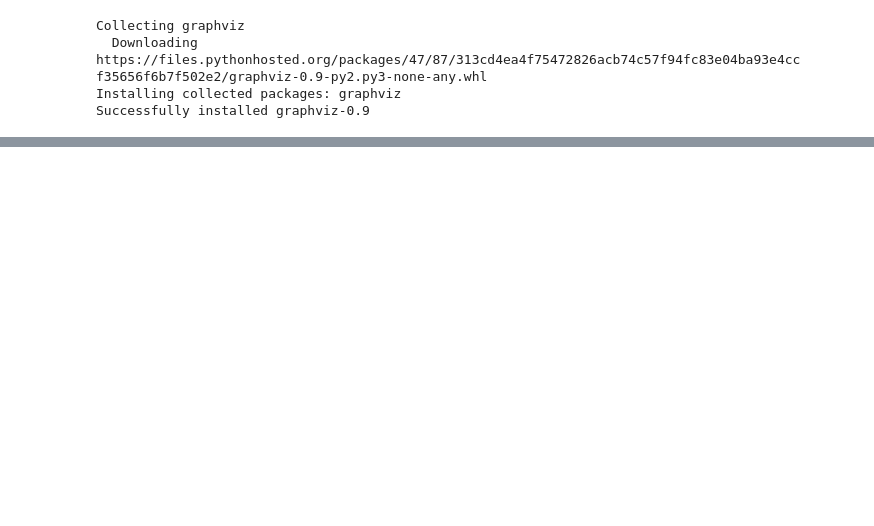
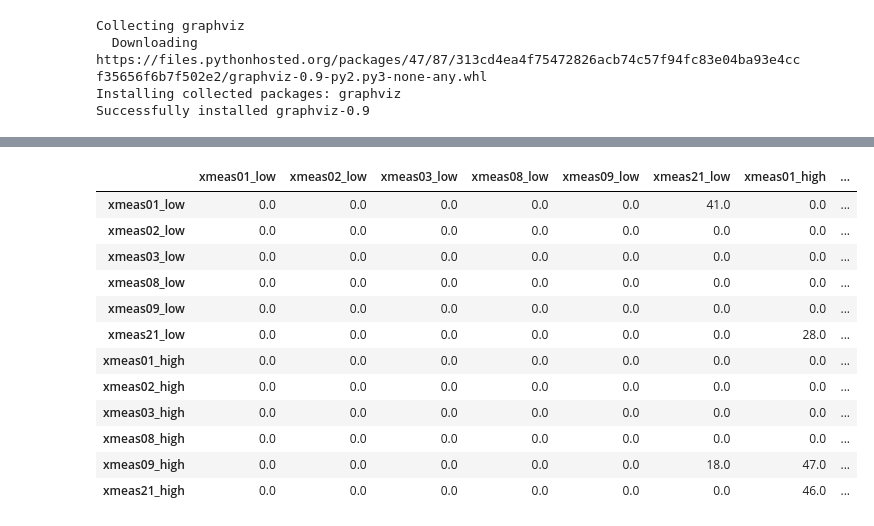
Before and after one commit to ruteee/pesquisa, a Jupyter notebook: TransEntropy_mod.ipynb, the cells around one changed output, grey strips where cells are left out. Cells and saved outputs as stored; diff of their text form; code cells hidden in the pictures; blank space fills up the shorter version.

```diff
--- a/TransEntropy_mod.ipynb
+++ b/TransEntropy_mod.ipynb
@@ -373,9 +370,3 @@ df_ltd.to_csv("resultados_defesa/df_te_50_ltd.csv")
 #graph(df_te, df_te_lag)
 # %%
 #graph(df_ltd, df_te_lag)
-# %%
-values = df_te.values.flatten()
-np.argmax(values)
-
-idx_row = int(np.floor(np.argmax(values))/len(df_te))
-idx_col = np.argmax(values) - 12*idx_row
@@ -475,0 +437,4 @@ array([[0.        , 0.        , 0.        , 0.        , 0.        ,
+# %%
+grafo_ltd_ac = generate_aciclic_graph(df_ltd.values)
+df_graph_ltd_ac = pd.DataFrame(grafo_ltd_ac,  columns=df_te.columns, index=df_te.columns)
+graph(df_graph_ltd_ac, df_te_lag)
@@ -475,0 +443,16 @@ array([[0.        , 0.        , 0.        , 0.        , 0.        ,
+# %%
+df_te_lag[df_graph_ltd_ac > 0].fillna(0)
+# %% [output]
+|  | xmeas01_low | xmeas02_low | xmeas03_low | xmeas08_low | xmeas09_low | xmeas21_low | xmeas01_high | ... |
+| xmeas01_low | 0.0 | 0.0 | 0.0 | 0.0 | 0.0 | 41.0 | 0.0 | ... |
+| xmeas02_low | 0.0 | 0.0 | 0.0 | 0.0 | 0.0 | 0.0 | 0.0 | ... |
+| xmeas03_low | 0.0 | 0.0 | 0.0 | 0.0 | 0.0 | 0.0 | 0.0 | ... |
+| xmeas08_low | 0.0 | 0.0 | 0.0 | 0.0 | 0.0 | 0.0 | 0.0 | ... |
+| xmeas09_low | 0.0 | 0.0 | 0.0 | 0.0 | 0.0 | 0.0 | 0.0 | ... |
+| xmeas21_low | 0.0 | 0.0 | 0.0 | 0.0 | 0.0 | 0.0 | 28.0 | ... |
+| xmeas01_high | 0.0 | 0.0 | 0.0 | 0.0 | 0.0 | 0.0 | 0.0 | ... |
+| xmeas02_high | 0.0 | 0.0 | 0.0 | 0.0 | 0.0 | 0.0 | 0.0 | ... |
+| xmeas03_high | 0.0 | 0.0 | 0.0 | 0.0 | 0.0 | 0.0 | 0.0 | ... |
+| xmeas08_high | 0.0 | 0.0 | 0.0 | 0.0 | 0.0 | 0.0 | 0.0 | ... |
+| xmeas09_high | 0.0 | 0.0 | 0.0 | 0.0 | 0.0 | 18.0 | 47.0 | ... |
+| xmeas21_high | 0.0 | 0.0 | 0.0 | 0.0 | 0.0 | 0.0 | 46.0 | ... |
```
Also changed, not shown: parts of 15 cells of this notebook.
